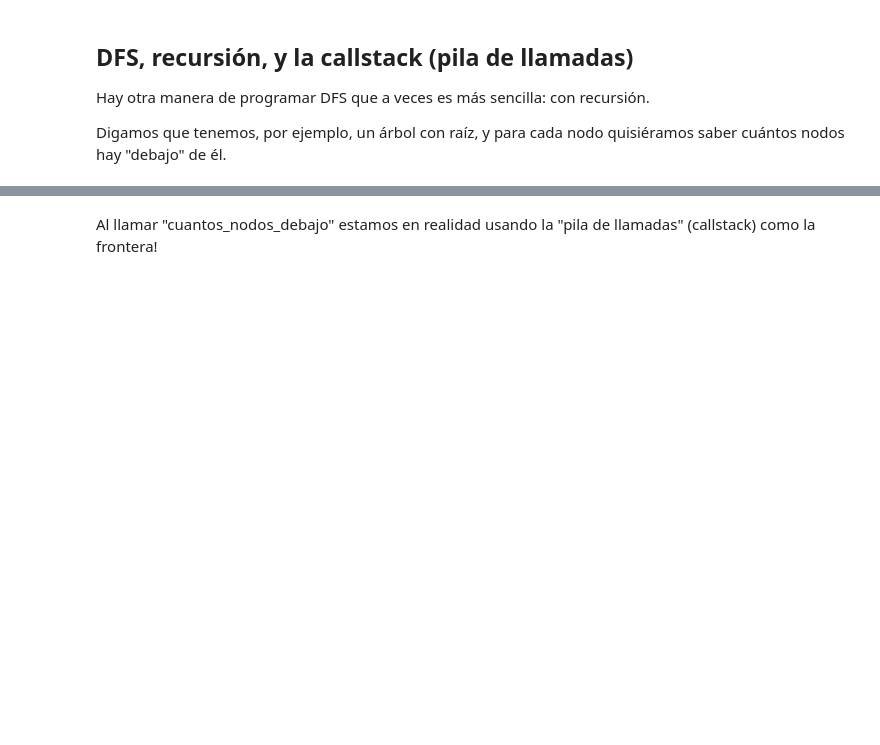
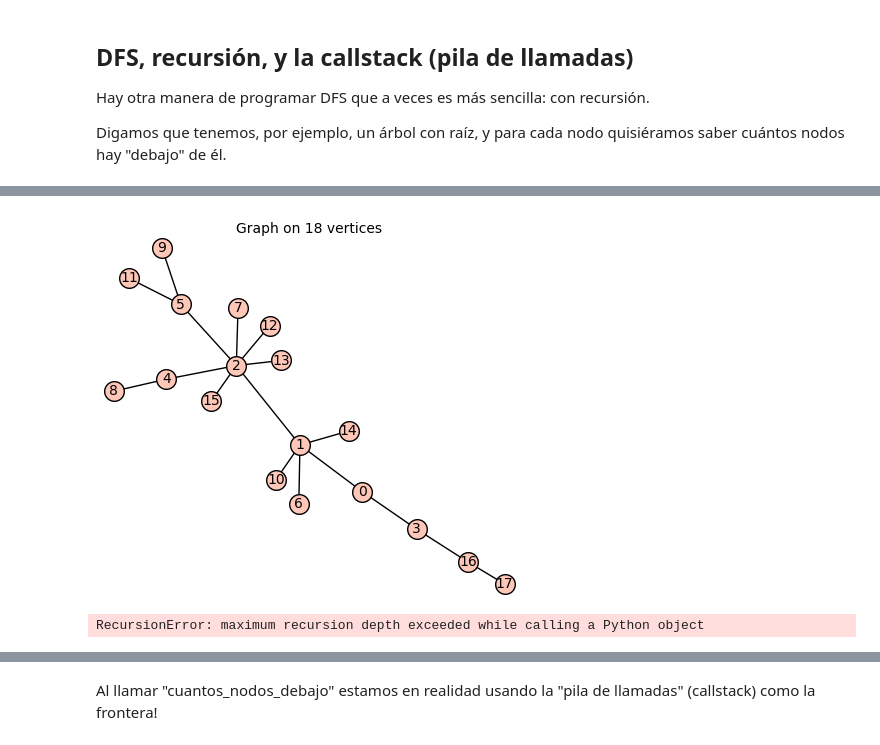
Before and after one commit to mraggi/ProgramacionParaMatematicos, a Jupyter notebook: 09.Busqueda.ipynb, the cells around one changed output, grey strips where cells are left out. Saved outputs shown, nothing was run; the diff lists cells and outputs as text; code cells hidden in the pictures; blank space fills up the shorter version.

```diff
--- a/09.Busqueda.ipynb
+++ b/09.Busqueda.ipynb
@@ -203,5 +241,5 @@ def crear_arbol_aleatorio(n):
         hijos[padre].append(i)
     return hijos
 # %%
-arbol = crear_arbol_aleatorio(8); arbol
+arbol = crear_arbol_aleatorio(18); arbol
 # %% [output]
@@ -208,0 +264,12 @@ arbol = crear_arbol_aleatorio(8); arbol
+# %%
+def arbol2sage(arbol):
+    n = len(arbol)
+    G = Graph(n)
+    for u in range(n):
+        for v in arbol[u]:
+            G.add_edge(u,v)
+    return G
+# %%
+arbol2sage(arbol)
+# %% [output]
+[figure, added]
@@ -208,0 +280,4 @@ arbol = crear_arbol_aleatorio(8); arbol
+# %%
+factorial(10000)
+# %% [output]
+RecursionError: maximum recursion depth exceeded while calling a Python object
```
Also changed, not shown: parts of 32 cells of this notebook.
